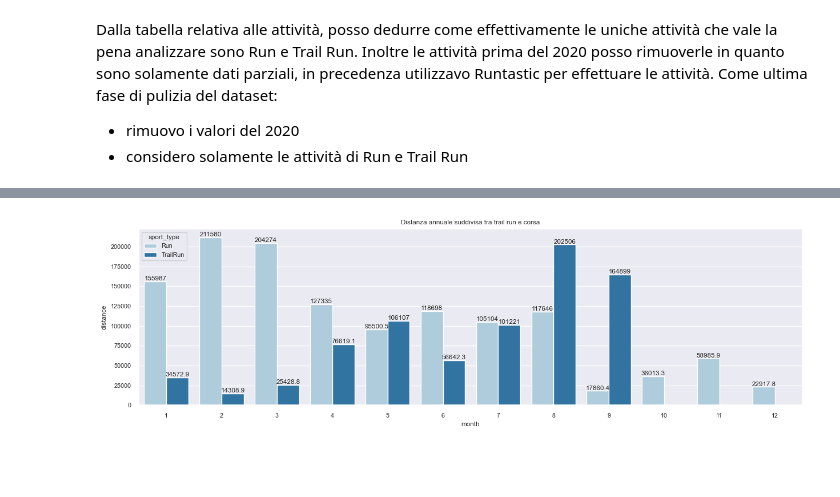
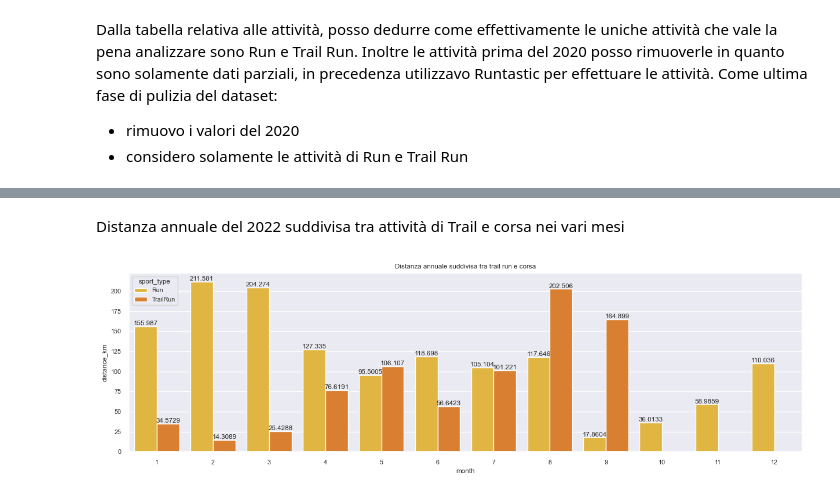
Before and after one commit to scionuait/StravaDataImport, a Jupyter notebook: analisi_strava_athlete_2022.ipynb, the cells around one changed output, grey strips where cells are left out. Cells and saved outputs as stored; diff of their text form; code cells hidden in the pictures; blank space fills up the shorter version.

```diff
--- a/analisi_strava_athlete_2022.ipynb
+++ b/analisi_strava_athlete_2022.ipynb
@@ -250,0 +294,2 @@ Nel dataset può essere utile analizzare entrambi i valori (per esempio per vede
+# %%
+df["average_speed"] = df["average_speed"]*3.6
@@ -368,3 +420,8 @@ pd.DataFrame(df.groupby(["sport_type","years"]).count()["name"])
+# %%
+df["Moving_time_minute"] = df["moving_time"]/60.0
+df["distance_km"] = df["distance"]/1000.0
+df["rest_time"] = df["elapsed_time"]-df["moving_time"]
+df["rest_time_minute"] = df["rest_time"] / 60.0
 # %% [markdown]
 Dalla tabella relativa alle attività, posso dedurre come effettivamente le uniche attività che vale la pena analizzare sono Run e Trail Run. Inoltre le attività prima del 2020 posso rimuoverle in quanto sono solamente dati parziali, in precedenza utilizzavo Runtastic per effettuare le attività.
 Come ultima fase di pulizia del dataset:
@@ -403,7 +475,7 @@ plt.show()
 # %%
 plt.figure(figsize=(15,4))
-ax = sns.barplot(data=df_final[df_final["years"]==2022], x="month", y="distance", estimator=sum, ci=None)
-sns.lineplot(data=df_final[df_final["years"]==2022], x="month", y="distance", estimator=sum, ci=None)
+ax = sns.barplot(data=df_final[df_final["years"]==2022], x="month", y="distance_km", estimator=sum, ci=None)
+
 for container in ax.containers:
     ax.bar_label(container)
 
@@ -413,0 +486,8 @@ plt.show()
+# %%
+plt.figure(figsize=(15,4))
+ax = sns.barplot(data=df_final[df_final["years"]==2022], x="month", y="total_elevation_gain", estimator=sum, ci=None)
+for container in ax.containers:
+    ax.bar_label(container)
+
+ax.set_title(label="Dislivello effettuato per ogni mese del 2022")
+plt.show()
@@ -414,10 +496,12 @@ plt.show()
+# %% [markdown]
+Distanza annuale del 2022 suddivisa tra attività di Trail e corsa nei vari mesi
 # %%
 plt.figure(figsize=(15,4))
-ax = sns.barplot(data=df_final[df_final["years"]==2022], x="month", y="distance", estimator=sum, ci=None,hue="sport_type")
+ax = sns.barplot(data=df_final[df_final["years"]==2022], x="month", y="distance_km", estimator=sum, ci=None,hue="sport_type")
 for container in ax.containers:
     ax.bar_label(container)
 
 ax.set_title(label="Distanza annuale suddivisa tra trail run e corsa")
 plt.show()
 # %% [output]
-[figure, old version]
+[figure, new version]
```
Also changed, not shown: parts of 105 cells of this notebook, 2 other files.
